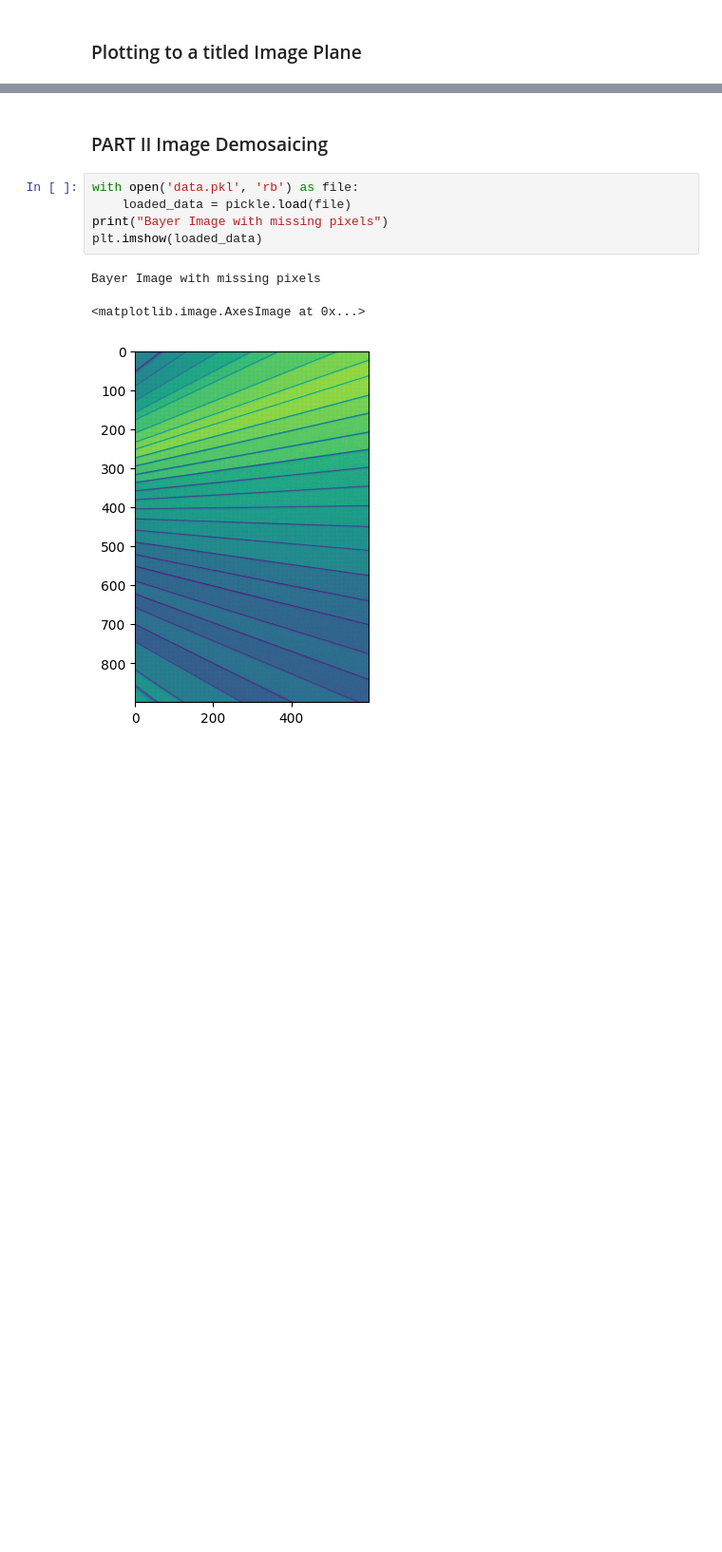
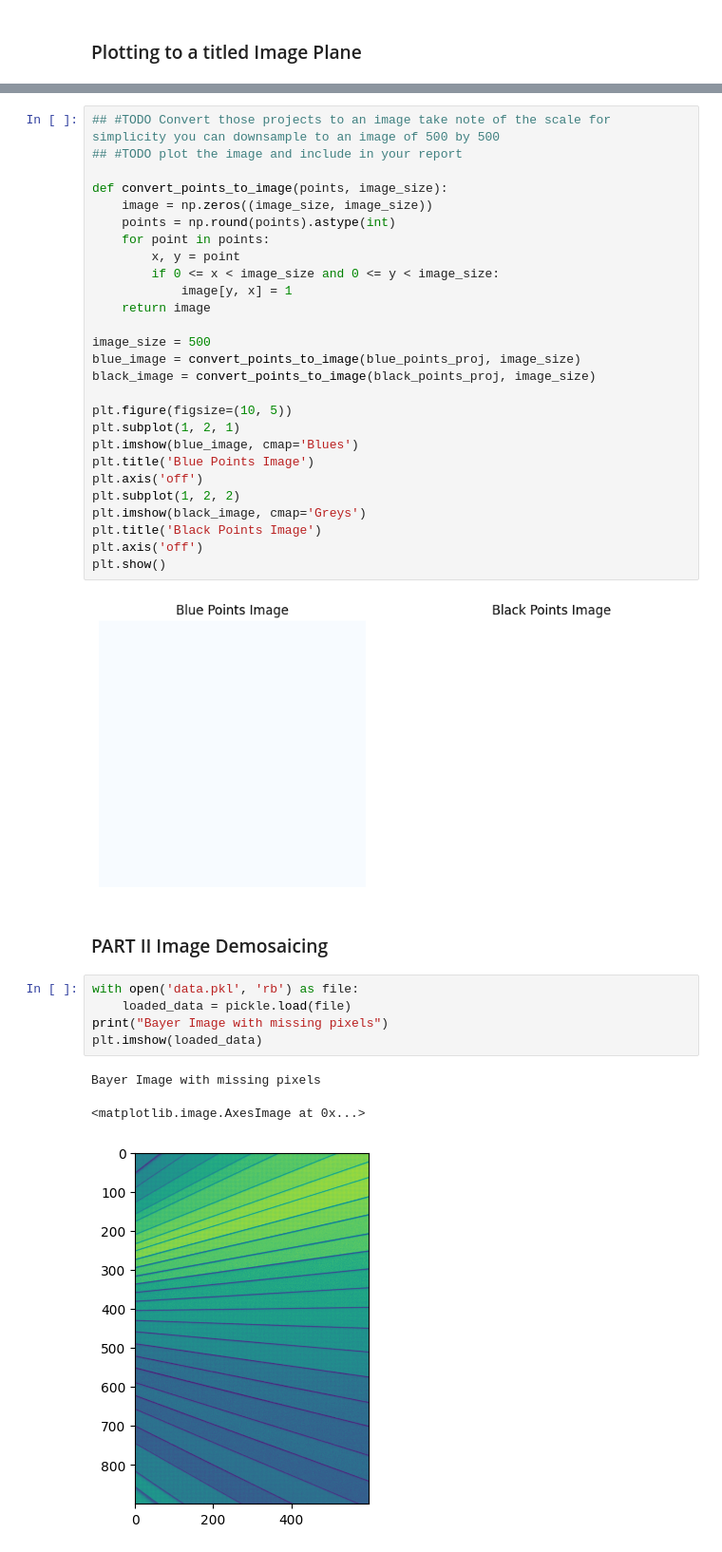
Before and after one commit to kkipngenokoech/Applied-Computer-Vision, a Jupyter notebook: Homework 1/codes/homework_1_starter.ipynb, the cells around one changed output, grey strips where cells are left out. Shown at 95% size. Saved outputs shown, nothing was run; the diff lists cells and outputs as text; blank space fills up the shorter version.

```diff
--- a/Homework 1/codes/homework_1_starter.ipynb
+++ b/Homework 1/codes/homework_1_starter.ipynb
@@ -143,3 +173,32 @@ def project_points_to_titled_plane(points, camera_center, focal_length, a, b, c,
+# %%
+## #TODO Convert those projects to an image take note of the scale for simplicity you can downsample to an image of 500 by 500
+## #TODO plot the image and include in your report
+
+def convert_points_to_image(points, image_size):
+    image = np.zeros((image_size, image_size))
+    points = np.round(points).astype(int)
+    for point in points:
+        x, y = point
+        if 0 <= x < image_size and 0 <= y < image_size:
+            image[y, x] = 1
+    return image
+
+image_size = 500
+blue_image = convert_points_to_image(blue_points_proj, image_size)
+black_image = convert_points_to_image(black_points_proj, image_size)
+
+plt.figure(figsize=(10, 5))
+plt.subplot(1, 2, 1)
+plt.imshow(blue_image, cmap='Blues')
+plt.title('Blue Points Image')
+plt.axis('off')
+plt.subplot(1, 2, 2)
+plt.imshow(black_image, cmap='Greys')
+plt.title('Black Points Image')
+plt.axis('off')
+plt.show()
+# %% [output]
+[figure, added]
 # %% [markdown]
 ### PART II Image Demosaicing
 # %%
```
Also changed, not shown: parts of 8 cells of this notebook.
